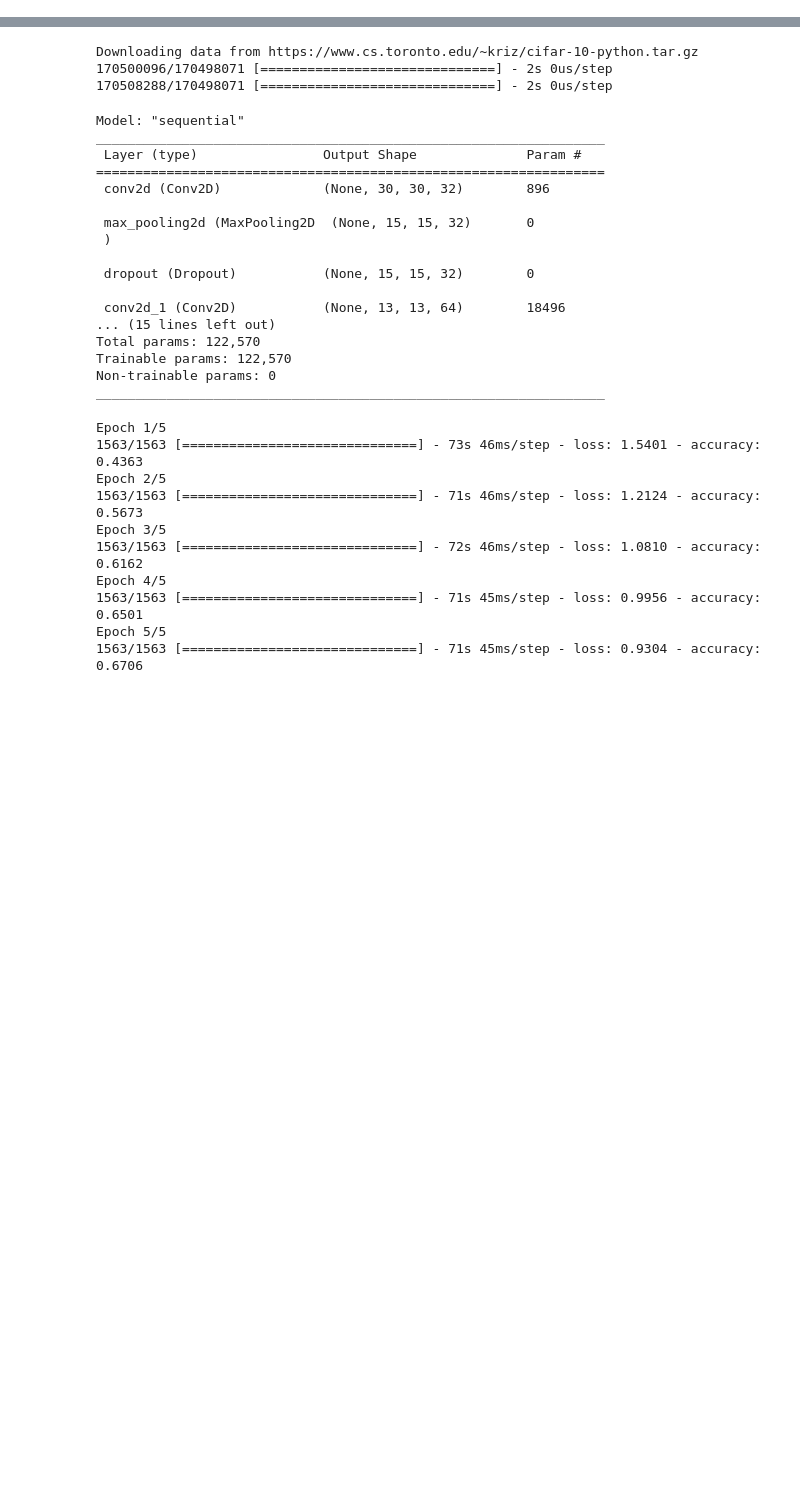
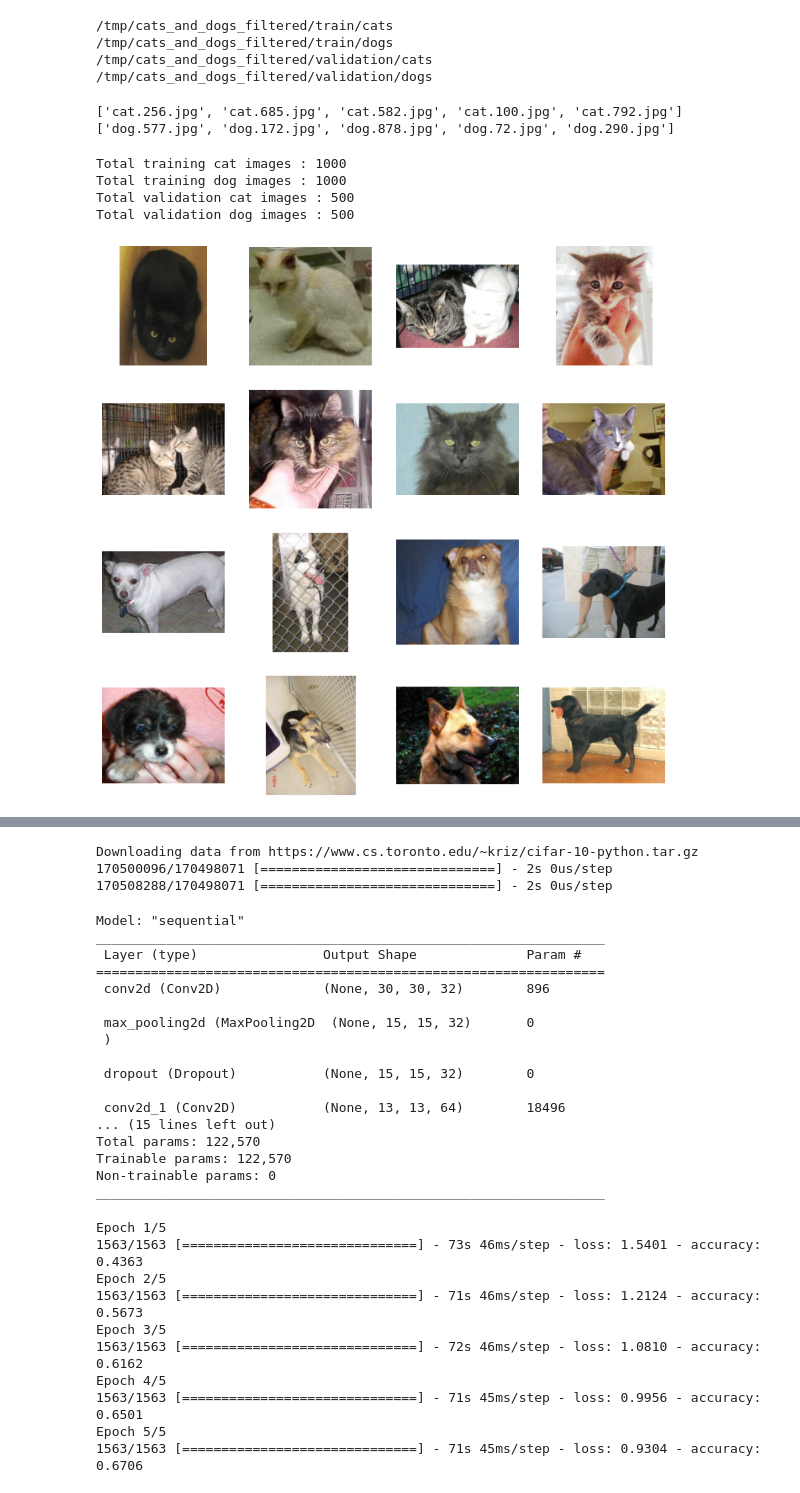
Before and after one commit to geun-hyoung/Machine-Learning-and-Artificial-Intelligence, a Jupyter notebook: ex_1.ipynb, the cells around one changed output, grey strips where cells are left out. Saved outputs shown, nothing was run; the diff lists cells and outputs as text; code cells hidden in the pictures; blank space fills up the shorter version.

```diff
--- a/ex_1.ipynb
+++ b/ex_1.ipynb
@@ -2,0 +28,73 @@
+# %%
+# 기본 경로
+base_dir = '/tmp/cats_and_dogs_filtered'
+
+train_dir = os.path.join(base_dir, 'train')
+validation_dir = os.path.join(base_dir, 'validation')
+
+# 훈련에 사용되는 고양이/개 이미지 경로
+train_cats_dir = os.path.join(train_dir, 'cats')
+train_dogs_dir = os.path.join(train_dir, 'dogs')
+print(train_cats_dir)
+print(train_dogs_dir)
+
+# 테스트에 사용되는 고양이/개 이미지 경로
+validation_cats_dir = os.path.join(validation_dir, 'cats')
+validation_dogs_dir = os.path.join(validation_dir, 'dogs')
+print(validation_cats_dir)
+print(validation_dogs_dir)
+# %% [output]
+/tmp/cats_and_dogs_filtered/train/cats
+/tmp/cats_and_dogs_filtered/train/dogs
+/tmp/cats_and_dogs_filtered/validation/cats
+/tmp/cats_and_dogs_filtered/validation/dogs
+# %%
+train_cat_fnames = os.listdir( train_cats_dir )
+train_dog_fnames = os.listdir( train_dogs_dir )
+
+print(train_cat_fnames[:5])
+print(train_dog_fnames[:5])
+# %% [output]
+['cat.256.jpg', 'cat.685.jpg', 'cat.582.jpg', 'cat.100.jpg', 'cat.792.jpg']
+['dog.577.jpg', 'dog.172.jpg', 'dog.878.jpg', 'dog.72.jpg', 'dog.290.jpg']
+# %%
+print('Total training cat images :', len(os.listdir(train_cats_dir)))
+print('Total training dog images :', len(os.listdir(train_dogs_dir)))
+
+print('Total validation cat images :', len(os.listdir(validation_cats_dir)))
+print('Total validation dog images :', len(os.listdir(validation_dogs_dir)))
+# %% [output]
+Total training cat images : 1000
+Total training dog images : 1000
+Total validation cat images : 500
+Total validation dog images : 500
+# %%
+%matplotlib inline
+
+import matplotlib.image as mpimg
+import matplotlib.pyplot as plt
+
+nrows, ncols = 4, 4
+pic_index = 0
+
+fig = plt.gcf()
+fig.set_size_inches(ncols*3, nrows*3)
+
+pic_index+=8
+
+next_cat_pix = [os.path.join(train_cats_dir, fname)
+                for fname in train_cat_fnames[ pic_index-8:pic_index]]
+
+next_dog_pix = [os.path.join(train_dogs_dir, fname)
+                for fname in train_dog_fnames[ pic_index-8:pic_index]]
+
+for i, img_path in enumerate(next_cat_pix+next_dog_pix):
+  sp = plt.subplot(nrows, ncols, i + 1)
+  sp.axis('Off')
+
+  img = mpimg.imread(img_path)
+  plt.imshow(img)
+
+plt.show()
+# %% [output]
+[figure, added]
```
Also changed, not shown: parts of 7 cells of this notebook.
